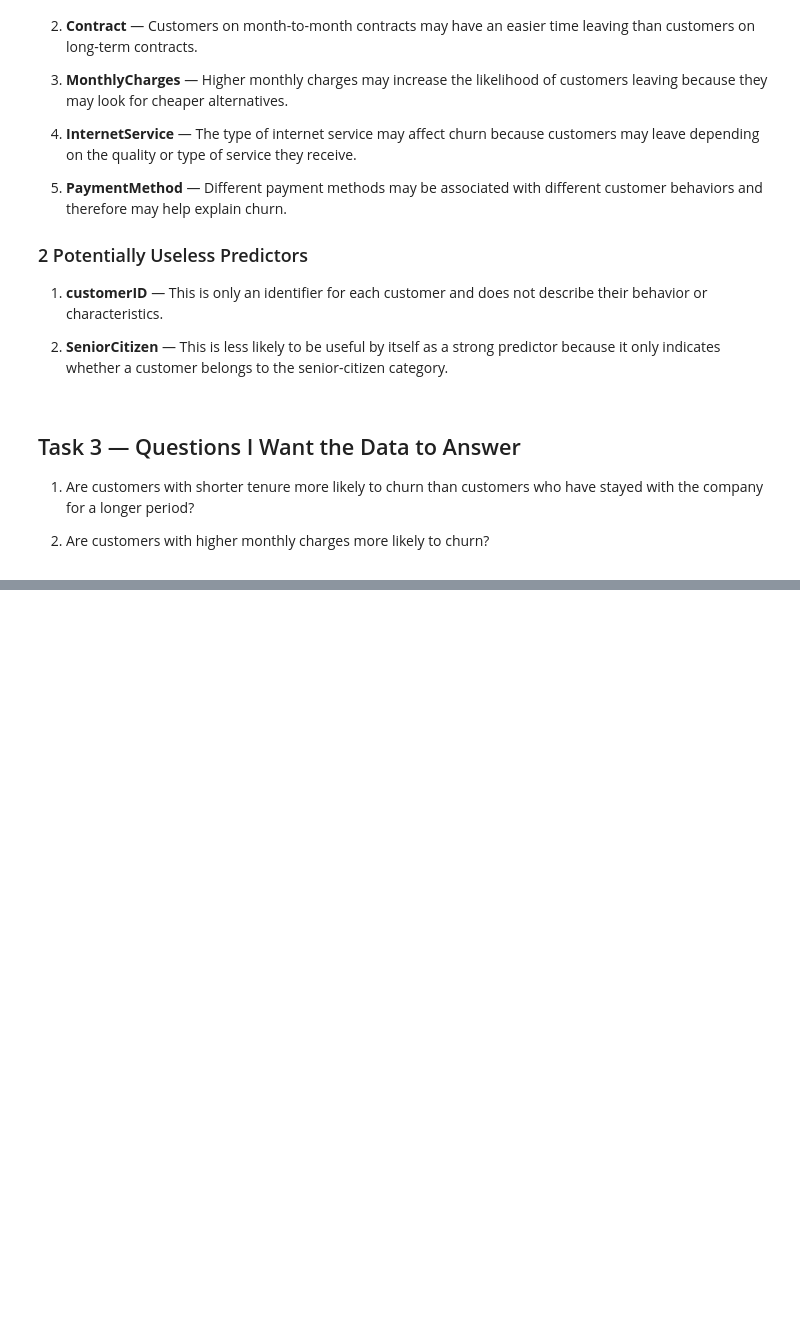
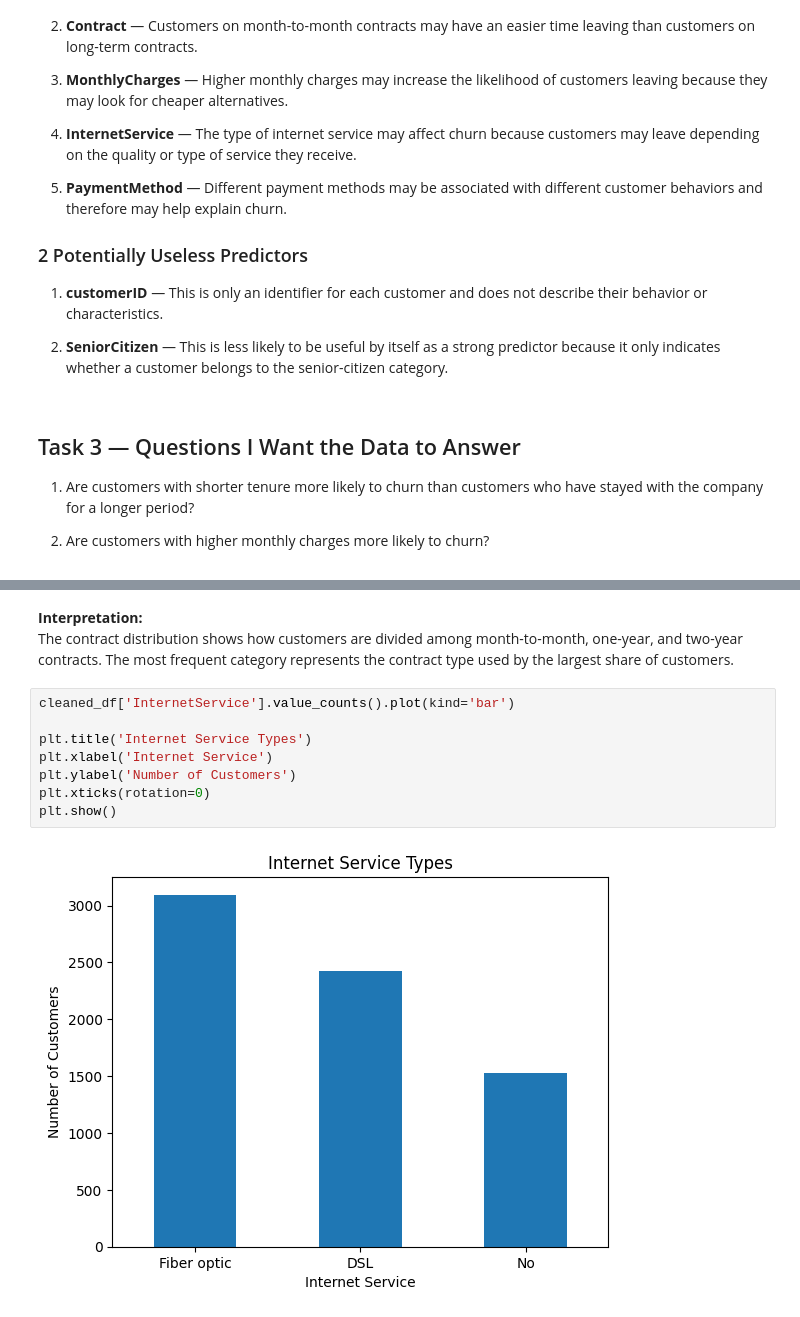
Before and after one commit to Shahrukh-aidev/machine-learning-journey, a Jupyter notebook: ML_LAB.ipynb, the cells around one changed output, grey strips where cells are left out. Drawn from its saved outputs; the diff is of its cells as text; blank space fills up the shorter version.

```diff
--- a/ML_LAB.ipynb
+++ b/ML_LAB.ipynb
@@ -86,0 +402,13 @@ df.sample(10)
+# %% [markdown]
+**Interpretation:**
+The contract distribution shows how customers are divided among month-to-month, one-year, and two-year contracts. The most frequent category represents the contract type used by the largest share of customers.
+# %%
+cleaned_df['InternetService'].value_counts().plot(kind='bar')
+
+plt.title('Internet Service Types')
+plt.xlabel('Internet Service')
+plt.ylabel('Number of Customers')
+plt.xticks(rotation=0)
+plt.show()
+# %% [output]
+[figure, added]
```
Also changed, not shown: parts of 55 cells of this notebook.
